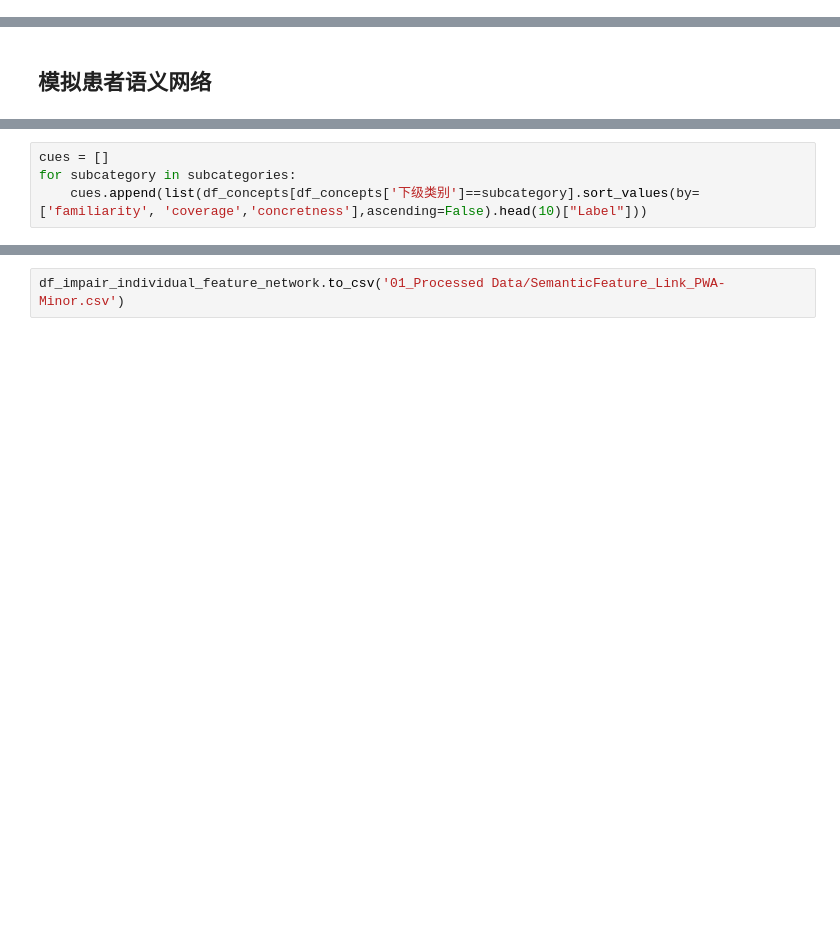
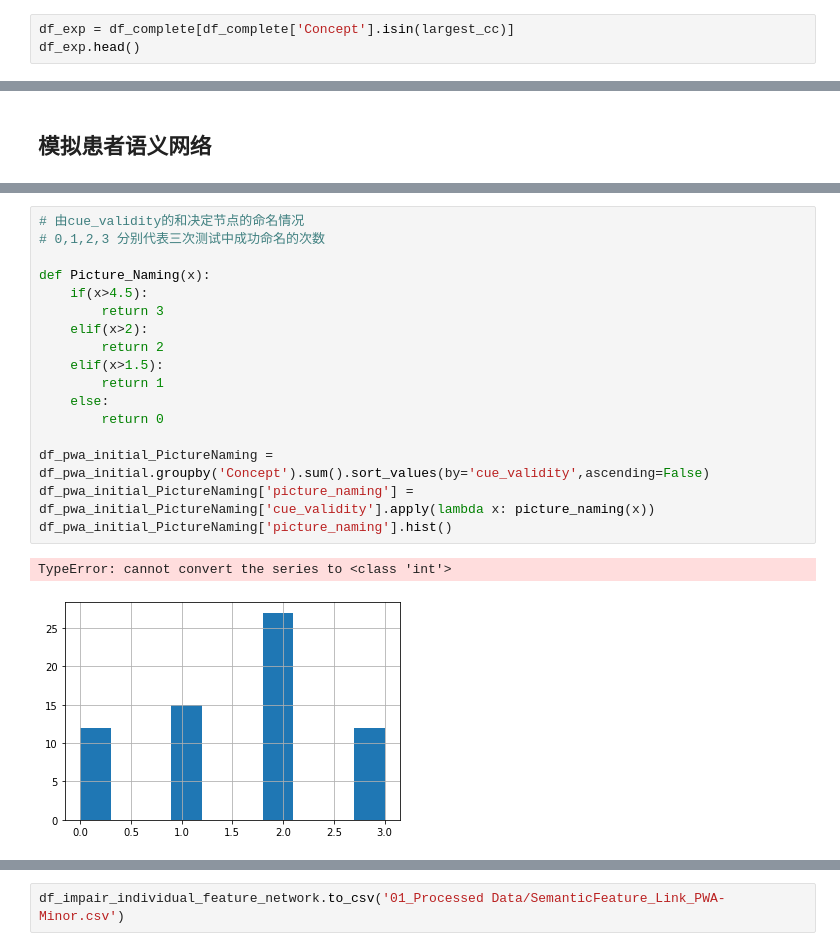
Before and after one commit to JoseZhangSH/SemanticNetwork_DataAnalysis, a Jupyter notebook: data/Data Processing.ipynb, the cells around one changed output, grey strips where cells are left out. Drawn from its saved outputs; the diff is of its cells as text; blank space fills up the shorter version.

```diff
--- a/data/Data Processing.ipynb
+++ b/data/Data Processing.ipynb
@@ -35,0 +233,3 @@ df_complete = pd.read_csv('01_Processed Data/Complete-Data.csv')
+# %%
+df_exp = df_complete[df_complete['Concept'].isin(largest_cc)]
+df_exp.head()
@@ -50,4 +270,0 @@ subcategories = list(df_concepts.下级类别.unique())
-# %%
-cues = []
-for subcategory in subcategories:
-    cues.append(list(df_concepts[df_concepts['下级类别']==subcategory].sort_values(by=['familiarity', 'coverage','concretness'],ascending=False).head(10)["Label"]))
@@ -146,0 +394,20 @@ df_impair_individual = pd.read_csv('01_Processed Data/PWA_Minor.csv')
+# %%
+# 由cue_validity的和决定节点的命名情况
+# 0,1,2,3 分别代表三次测试中成功命名的次数
+
+def Picture_Naming(x):
+    if(x>4.5):
+        return 3
+    elif(x>2):
+        return 2
+    elif(x>1.5):
+        return 1
+    else:
+        return 0
+
+df_pwa_initial_PictureNaming = df_pwa_initial.groupby('Concept').sum().sort_values(by='cue_validity',ascending=False)
+df_pwa_initial_PictureNaming['picture_naming'] = df_pwa_initial_PictureNaming['cue_validity'].apply(lambda x: picture_naming(x))
+df_pwa_initial_PictureNaming['picture_naming'].hist()
+# %% [output]
+TypeError: cannot convert the series to <class 'int'>
+[figure, added]
```
Also changed, not shown: parts of 47 cells of this notebook, 13 other files.
